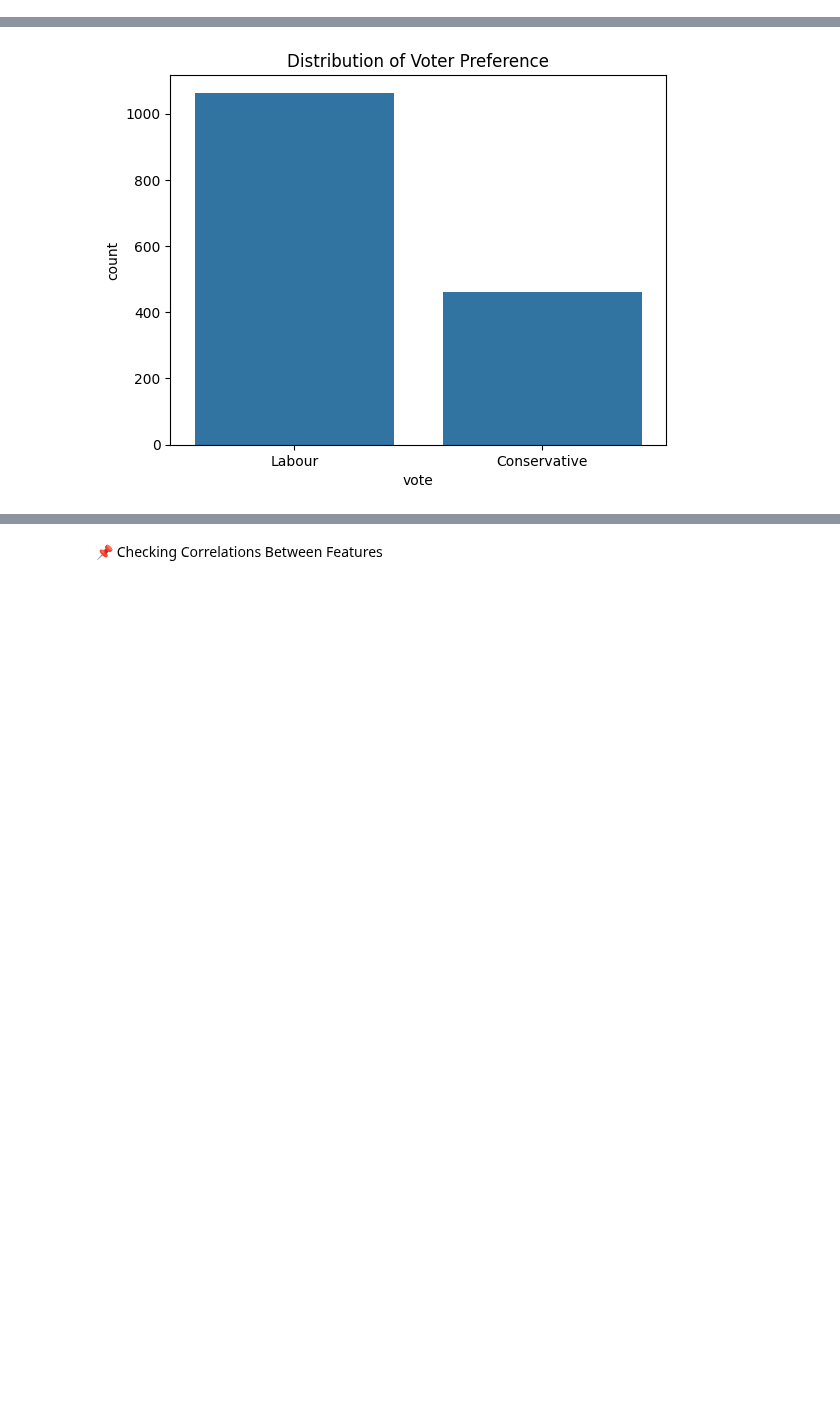
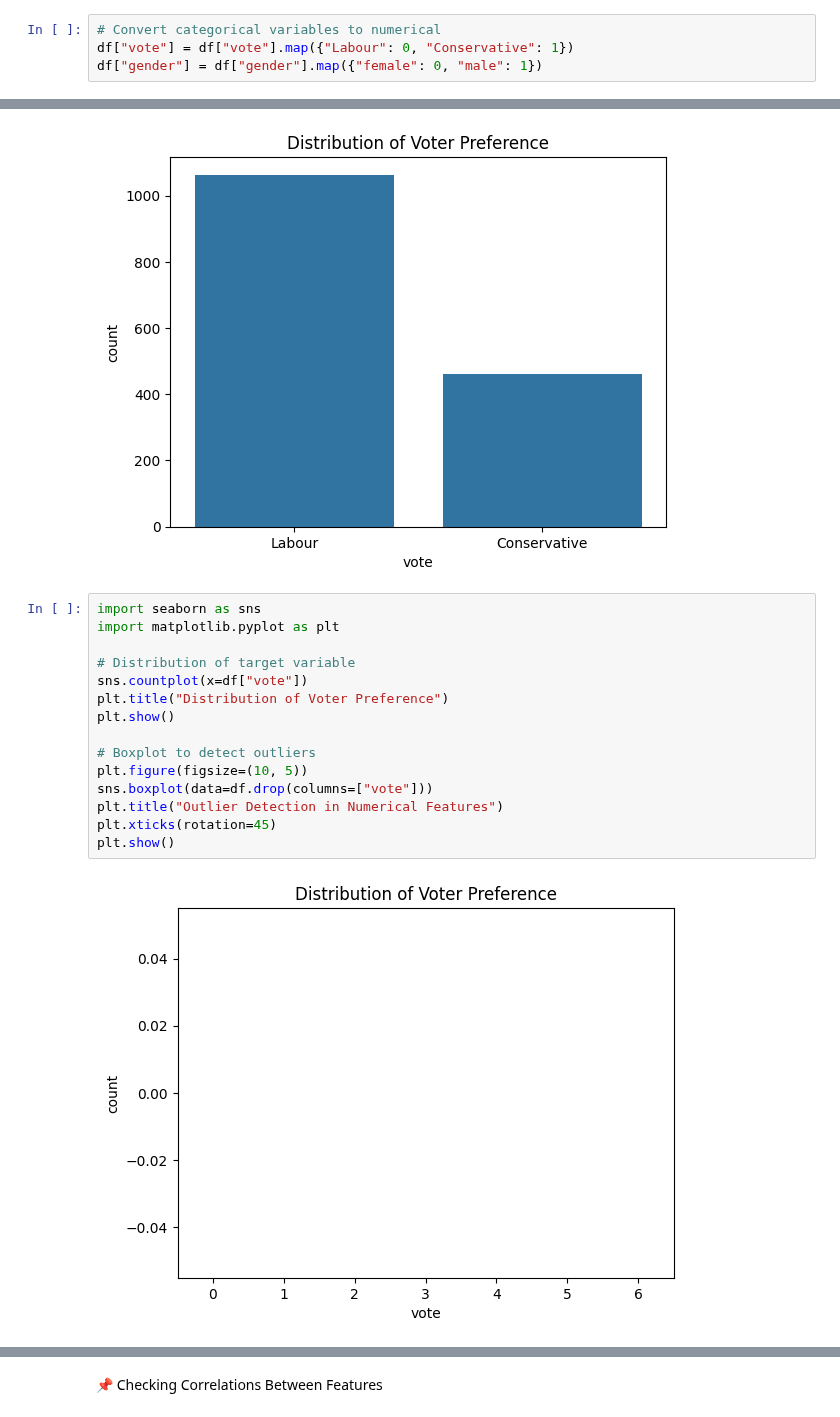
Before and after one commit to RaviSoni804426/Data-Code, a Jupyter notebook: PWIOI Class/End sem project/23b1_ravikumar095.ipynb, the cells around one changed output, grey strips where cells are left out. Drawn from its saved outputs; the diff is of its cells as text; blank space fills up the shorter version.

```diff
--- a/PWIOI Class/End sem project/23b1_ravikumar095.ipynb
+++ b/PWIOI Class/End sem project/23b1_ravikumar095.ipynb
@@ -56,6 +56,10 @@ Europe                      int64
 political.knowledge         int64
 gender                     object
 dtype: object
+# %%
+# Convert categorical variables to numerical
+df["vote"] = df["vote"].map({"Labour": 0, "Conservative": 1})
+df["gender"] = df["gender"].map({"female": 0, "male": 1})
 # %% [markdown]
 Step 3: Exploratory Data Analysis (EDA)
 # %% [markdown]
@@ -84,3 +90,20 @@ plt.title("Distribution of Voter Preference")
 plt.show()
 # %% [output]
 [figure]
+# %%
+import seaborn as sns
+import matplotlib.pyplot as plt
+
+# Distribution of target variable
+sns.countplot(x=df["vote"])
+plt.title("Distribution of Voter Preference")
+plt.show()
+
+# Boxplot to detect outliers
+plt.figure(figsize=(10, 5))
+sns.boxplot(data=df.drop(columns=["vote"]))
+plt.title("Outlier Detection in Numerical Features")
+plt.xticks(rotation=45)
+plt.show()
+# %% [output]
+[figure, added]
```
Also changed, not shown: parts of 3 cells of this notebook.
